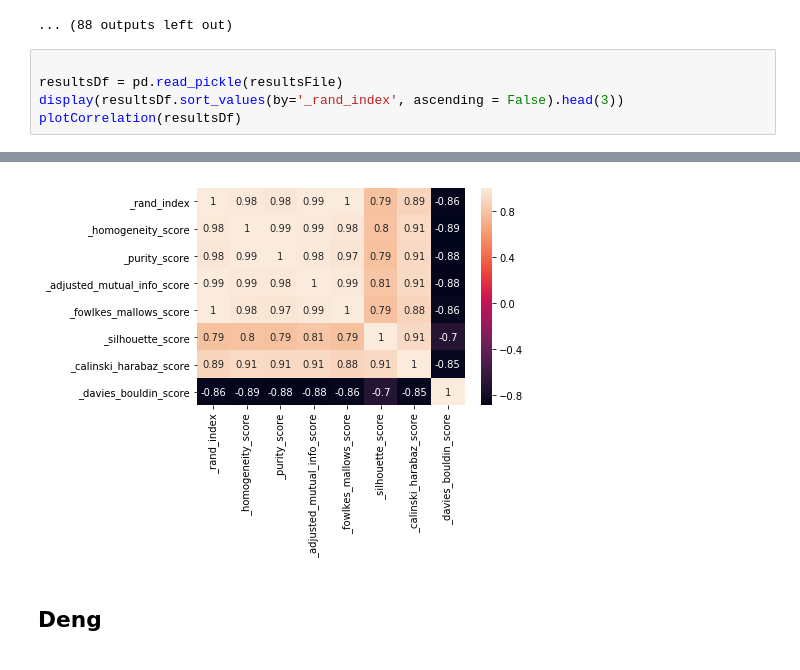
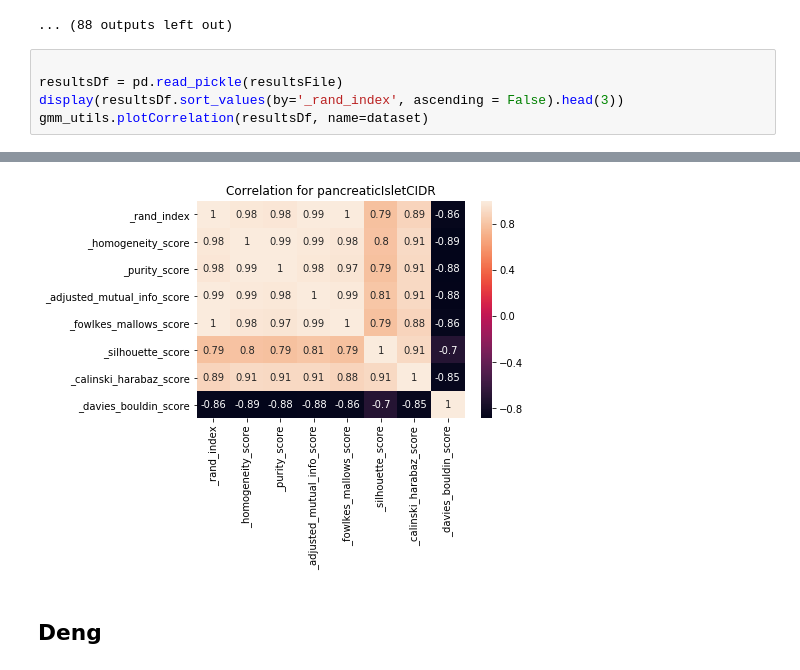
Before and after one commit to ciortanmadalina/single-cell-sota, a Jupyter notebook: gmm/louvain-pipeline.ipynb, the cells around one changed output, grey strips where cells are left out. Saved outputs shown, nothing was run; the diff lists cells and outputs as text.

```diff
--- a/gmm/louvain-pipeline.ipynb
+++ b/gmm/louvain-pipeline.ipynb
@@ -220,14 +220,14 @@ Index  20
 # %%
 
 resultsDf = pd.read_pickle(resultsFile)
 display(resultsDf.sort_values(by='_rand_index', ascending = False).head(3))
-plotCorrelation(resultsDf)
+gmm_utils.plotCorrelation(resultsDf, name=dataset)
 # %% [output]
 |  | dataset | doUmap | log | minCellsPerGene | minGeneDispersion | nb_neighbors | pca_comp | scaler | ... |
 | 0 | pancreaticIsletCIDR | False | False | 3 | 1.25467 | 12 | 18 | standardScaleCells | ... |
 | 0 | pancreaticIsletCIDR | False | False | 0 | 0.888452 | 16 | 7 | standardScaleCells | ... |
 | 0 | pancreaticIsletCIDR | False | False | 0 | 1.37356 | 13 | 15 | standardScaleCells | ... |
-[figure, old version]
+[figure, new version]
 # %% [markdown]
 ## Deng
 # %%
```
Also changed, not shown: parts of 5 cells of this notebook, 6 other files.
